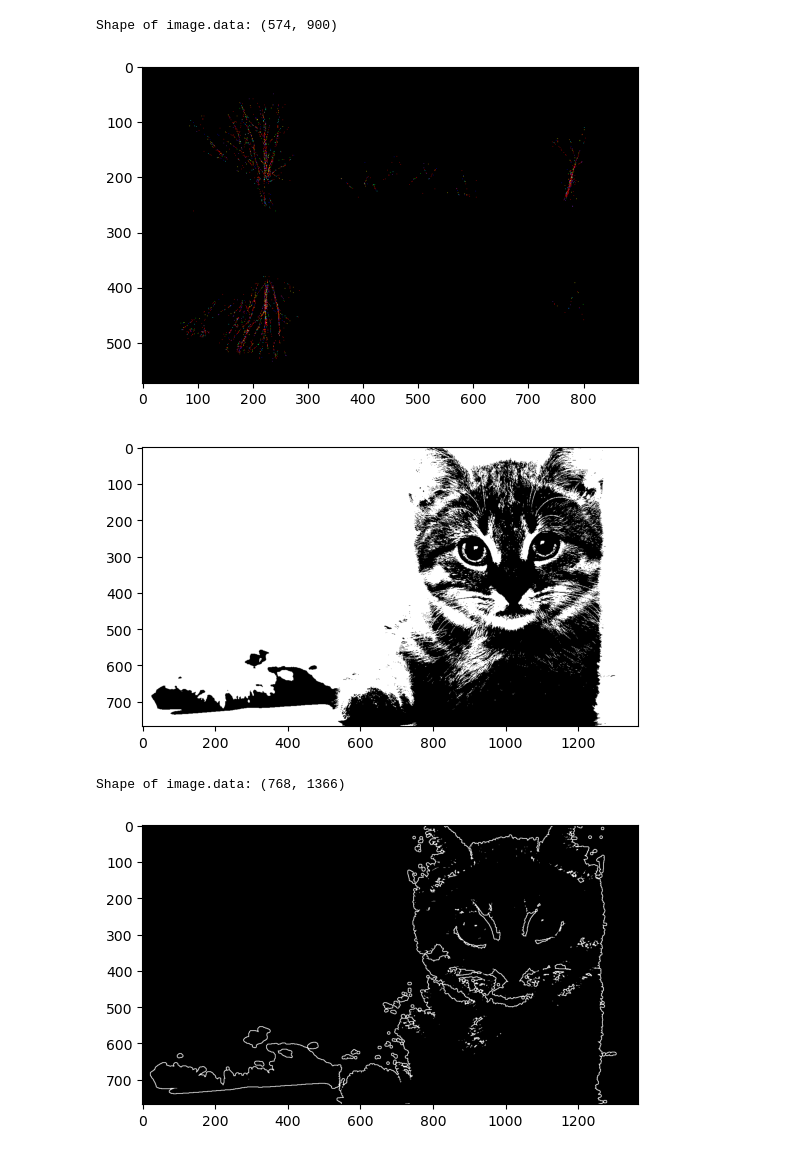
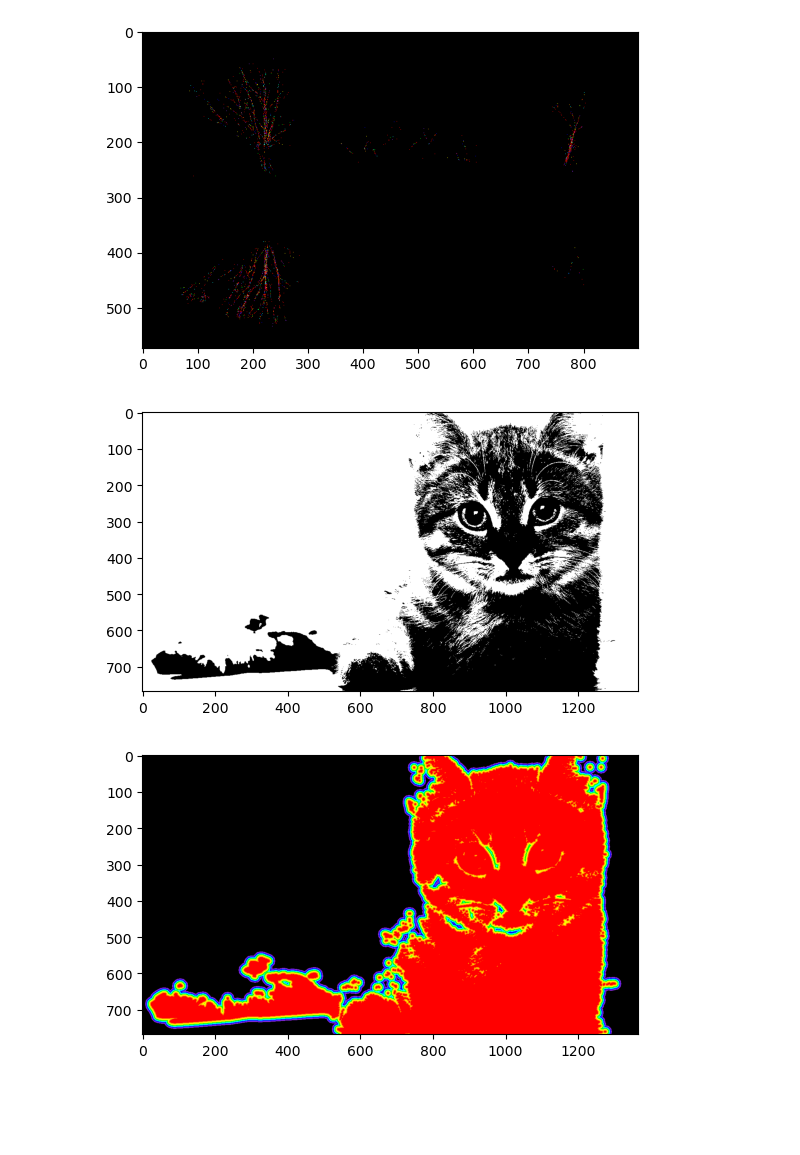
Before and after one commit to AleksaT2/hw-python, a Jupyter notebook: hw-6-photo.ipynb, the cells around one changed output. Saved outputs shown, nothing was run; the diff lists cells and outputs as text; code cells hidden in the pictures; blank space fills up the shorter version.

```diff
--- a/hw-6-photo.ipynb
+++ b/hw-6-photo.ipynb
@@ -43,7 +47,6 @@ class ImageConverter:
         return image
 
     @staticmethod
-    # Вычисление оттенка серого пикселя
     def color_to_monochrome(image: ColorImage):
 
         if not isinstance(image, ColorImage):
@@ -52,7 +55,6 @@ class ImageConverter:
         return MonochromeImage(gray_data)
 
     @staticmethod
-    # Применение палитры
     def monochrome_to_color(image: MonochromeImage, palette):
         if not isinstance(image, MonochromeImage):
             raise TypeError("Input image must be a MonochromeImage")
@@ -63,8 +65,6 @@ class ImageConverter:
         if not np.all((palette >= 0) & (palette <= 255)):
             raise ValueError("Palette values must be in range 0-255")
 
-        print(f"Shape of image.data: {image.data.shape}")  # Проверка формы
-
         color_data = np.zeros((*image.data.shape, 3), dtype=np.uint8)
         for i in range(len(palette)):
             color_data[image.data == i, :] = palette[i]
@@ -74,7 +74,7 @@ class ImageConverter:
     def monochrome_to_binary(image: MonochromeImage, threshold=128):
         if not isinstance(image, MonochromeImage):
             raise TypeError("Input image must be a MonochromeImage")
-        _, binary_data = cv2.threshold(image.data, threshold, 255, cv2.THRESH_BINARY)  # Используем cv2.threshold
+        _, binary_data = cv2.threshold(image.data, threshold, 255, cv2.THRESH_BINARY)
         return BinaryImage(binary_data)
 
     @staticmethod
@@ -84,12 +84,11 @@ class ImageConverter:
         return MonochromeImage(distance_transform)
 
     @staticmethod
-    def color_to_binary(image: ColorImage):
+    def color_to_binary(image: ColorImage, threshold=128):
         monochrome_image = ImageConverter.color_to_monochrome(image)
-        return ImageConverter.monochrome_to_binary(monochrome_image)
+        return ImageConverter.monochrome_to_binary(monochrome_image, threshold)
 
     @staticmethod
-    def binary_to_color(image: BinaryImage):
+    def binary_to_color(image: BinaryImage, palette):
         monochrome_image = ImageConverter.binary_to_monochrome(image)
-        palette = np.array([[0, 0, 0], [255, 255, 255]], dtype=np.uint8)
         return ImageConverter.monochrome_to_color(monochrome_image, palette)
@@ -115,34 +110,32 @@ converted_monochrome = ImageConverter.color_to_monochrome(color_image)
 plt.imshow(converted_monochrome.data, cmap="gray")
 plt.show()
 
 #monochrome_to_color
 palette = np.array([
     [255, 0, 0],  # Красный
     [255, 165, 0],  # Оранжевый
     [255, 255, 0],  # Желтый
     [0, 255, 0],   # Зеленый
     [0, 255, 255],  # Голубой
     [0, 0, 255],   # Синий
     [138, 43, 226],  # Фиолетовый
 ], dtype=np.uint8)
 converted_color = ImageConverter.monochrome_to_color(monochrome_image, palette)
 plt.imshow(converted_color.data)
 plt.show()
 
 #color to binary
 converted_binary = ImageConverter.color_to_binary(color_image)
 plt.imshow(converted_binary.data, cmap="gray")
 plt.show()
 
 
 #binary to color
-converted_color = ImageConverter.binary_to_color(converted_binary)
+converted_color = ImageConverter.binary_to_color(converted_binary, palette)
 plt.imshow(converted_color.data)
 plt.show()
 # %% [output]
 [figure]
-Shape of image.data: (574, 900)
 [figure]
 [figure]
-Shape of image.data: (768, 1366)
-[figure, old version]
+[figure, new version]
```
Also changed, not shown: parts of 3 cells of this notebook.
